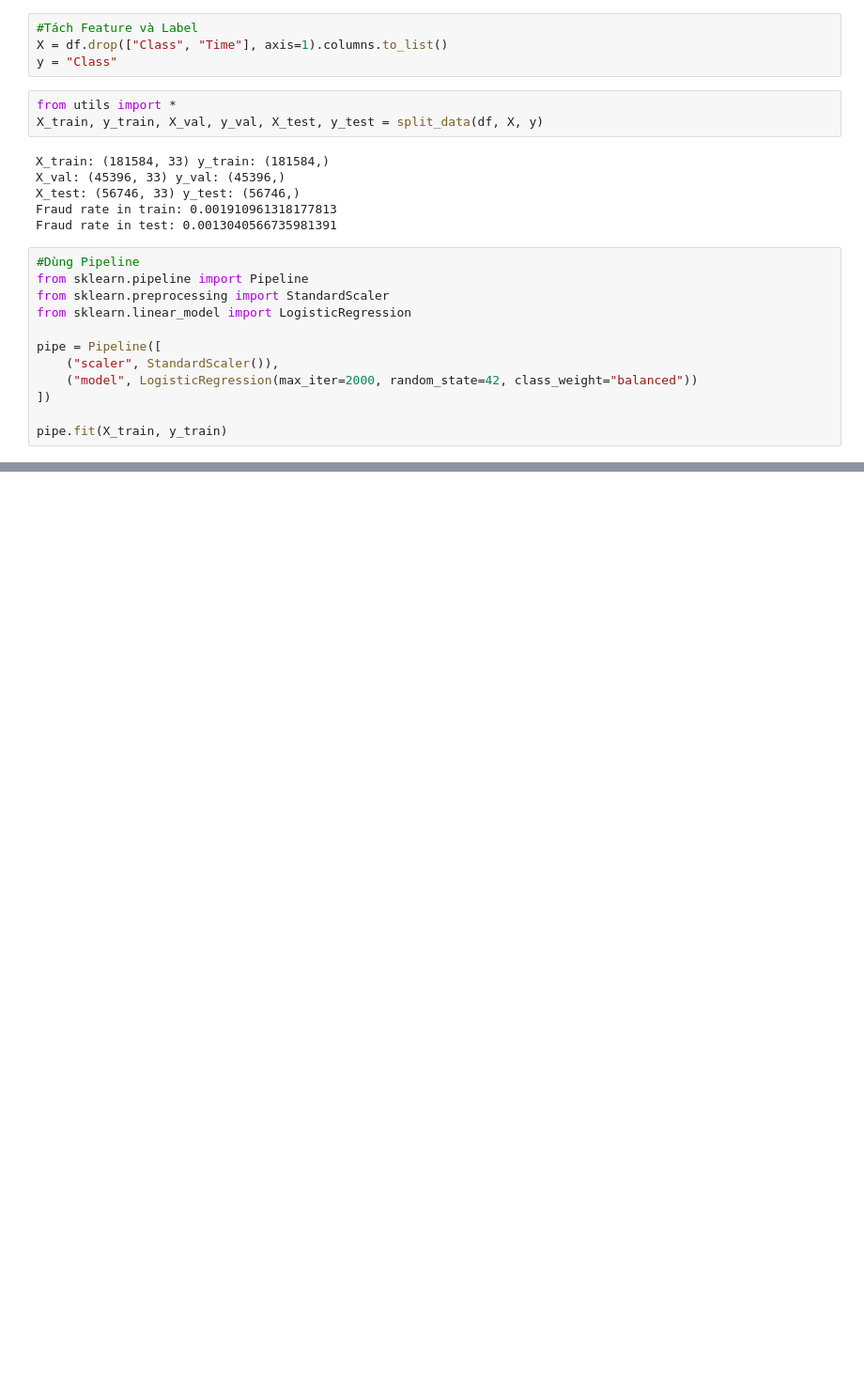
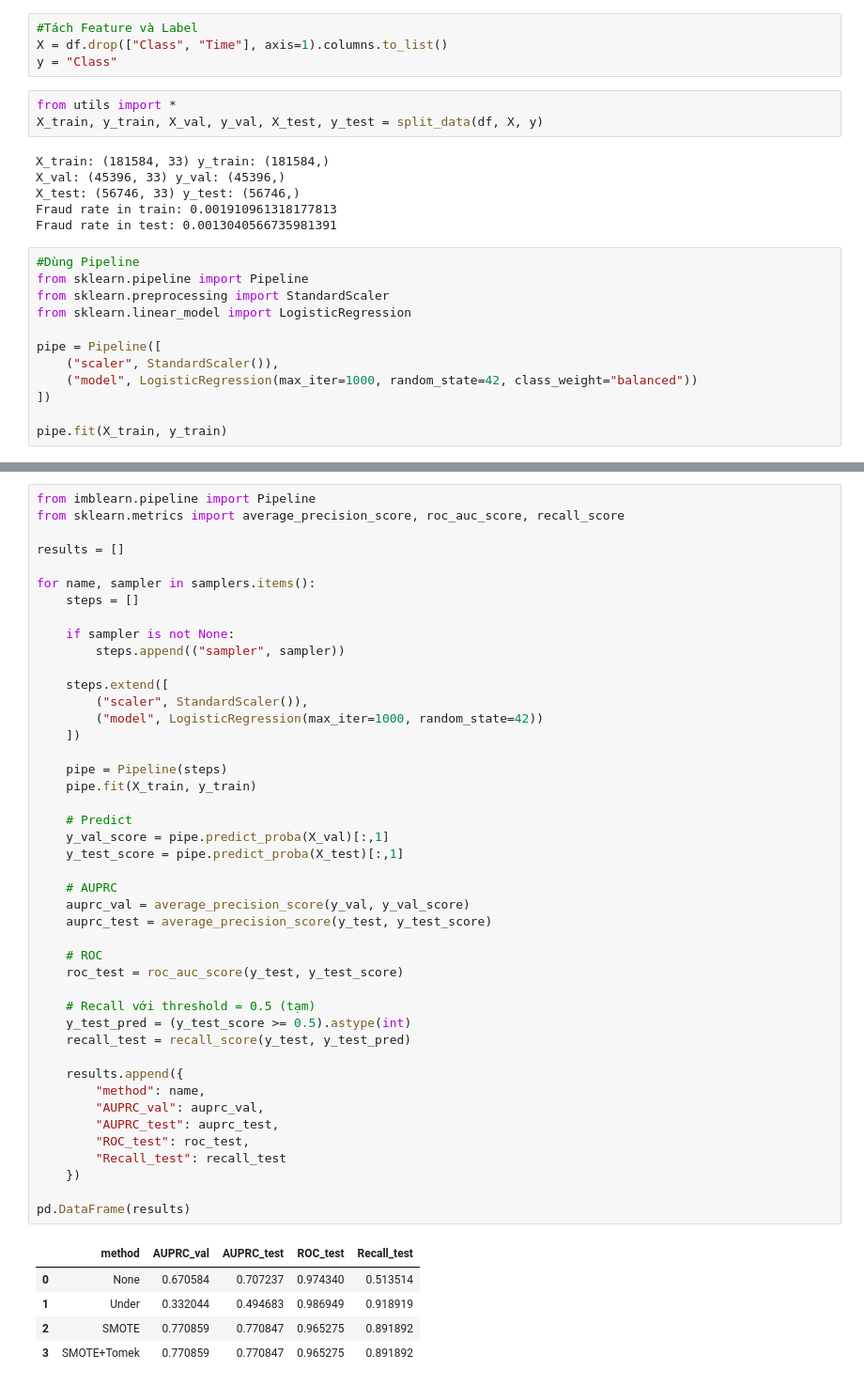
Before and after one commit to NhatHuy61205/Credit-Card-Fraud-Detection-Classification---Imbalanced-, a Jupyter notebook: notebooks/models/Logistic Regression/LR.ipynb, the cells around one changed output, grey strips where cells are left out. Shown at 94% size. Cells and saved outputs as stored; diff of their text form; blank space fills up the shorter version.

```diff
--- a/notebooks/models/Logistic Regression/LR.ipynb
+++ b/notebooks/models/Logistic Regression/LR.ipynb
@@ -47,7 +47,7 @@ from sklearn.linear_model import LogisticRegression
 
 pipe = Pipeline([
     ("scaler", StandardScaler()),
-    ("model", LogisticRegression(max_iter=2000, random_state=42, class_weight="balanced"))
+    ("model", LogisticRegression(max_iter=1000, random_state=42, class_weight="balanced"))
 ])
 
 pipe.fit(X_train, y_train)
@@ -145,0 +206,50 @@ PR AUC (val): 0.7749693650102897
+# %%
+from imblearn.pipeline import Pipeline
+from sklearn.metrics import average_precision_score, roc_auc_score, recall_score
+
+results = []
+
+for name, sampler in samplers.items():
+    steps = []
+
+    if sampler is not None:
+        steps.append(("sampler", sampler))
+
+    steps.extend([
+        ("scaler", StandardScaler()),
+        ("model", LogisticRegression(max_iter=1000, random_state=42))
+    ])
+
+    pipe = Pipeline(steps)
+    pipe.fit(X_train, y_train)
+
+    # Predict
+    y_val_score = pipe.predict_proba(X_val)[:,1]
+    y_test_score = pipe.predict_proba(X_test)[:,1]
+
+    # AUPRC
+    auprc_val = average_precision_score(y_val, y_val_score)
+    auprc_test = average_precision_score(y_test, y_test_score)
+
+    # ROC
+    roc_test = roc_auc_score(y_test, y_test_score)
+
+    # Recall với threshold = 0.5 (tạm)
+    y_test_pred = (y_test_score >= 0.5).astype(int)
+    recall_test = recall_score(y_test, y_test_pred)
+
+    results.append({
+        "method": name,
+        "AUPRC_val": auprc_val,
+        "AUPRC_test": auprc_test,
+        "ROC_test": roc_test,
+        "Recall_test": recall_test
+    })
+
+pd.DataFrame(results)
+# %% [output]
+|  | method | AUPRC_val | AUPRC_test | ROC_test | Recall_test |
+| 0 | None | 0.670584 | 0.707237 | 0.974340 | 0.513514 |
+| 1 | Under | 0.332044 | 0.494683 | 0.986949 | 0.918919 |
+| 2 | SMOTE | 0.770859 | 0.770847 | 0.965275 | 0.891892 |
+| 3 | SMOTE+Tomek | 0.770859 | 0.770847 | 0.965275 | 0.891892 |
```
Also changed, not shown: parts of 20 cells of this notebook, 2 other files.
